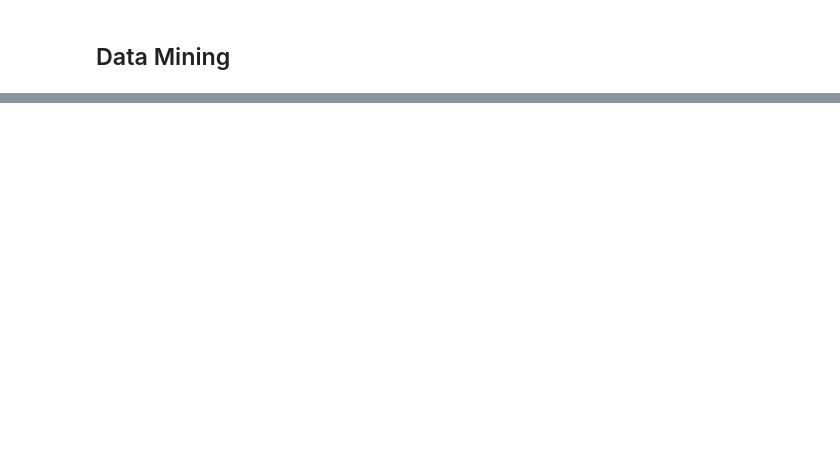
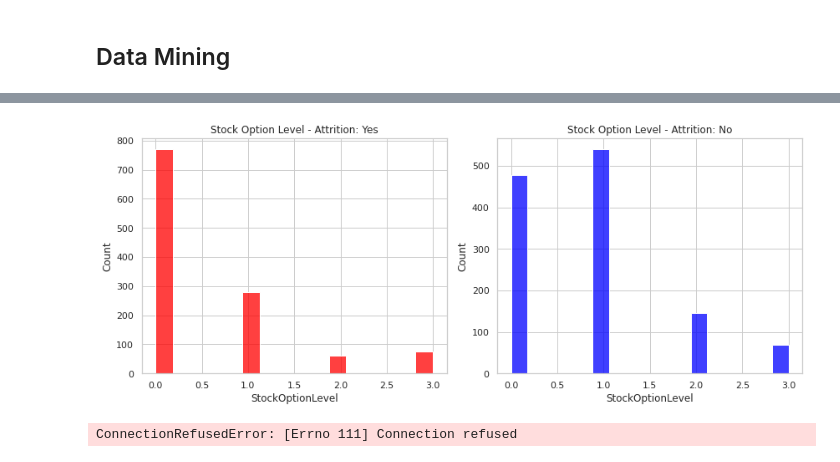
Before and after one commit to jhon232uoa/INFOSYS722-ITERATION-4, a Jupyter notebook: Employee_Attrition_Analysis.ipynb, the cells around one changed output, grey strips where cells are left out. Cells and saved outputs as stored; diff of their text form; code cells hidden in the pictures; blank space fills up the shorter version.

```diff
--- a/Employee_Attrition_Analysis.ipynb
+++ b/Employee_Attrition_Analysis.ipynb
@@ -1317,0 +1617,65 @@ plt.show()
+# %%
+# Histogram of Stock Option Level for Attrition
+attrition_yes_pandas = attrition_yes.select("StockOptionLevel").toPandas()
+attrition_no_pandas = attrition_no.select("StockOptionLevel").toPandas()
+
+# Create subplots
+fig, axes = plt.subplots(1, 2, figsize=(12, 5))
+
+# Plot histograms using Seaborn
+sns.histplot(attrition_yes_pandas, x="StockOptionLevel", ax=axes[0], color='red')
+axes[0].set_title('Stock Option Level - Attrition: Yes')
+
+sns.histplot(attrition_no_pandas, x="StockOptionLevel", ax=axes[1], color='blue')
+axes[1].set_title('Stock Option Level - Attrition: No')
+
+plt.tight_layout()
+plt.show()
+# %% [output]
+[figure, added]
+# %%
+# ROC Curve
+
+evaluator = BinaryClassificationEvaluator(rawPredictionCol="rawPrediction", labelCol="Attrition", metricName="areaUnderROC")
+
+train_roc_auc = evaluator.evaluate(model.transform(train_data))
+test_roc_auc = evaluator.evaluate(model.transform(test_data))
+
+train_preds = model.transform(train_data).select("Attrition", "rawPrediction")
+train_scores = train_preds.rdd.map(lambda row: (float(row["rawPrediction"][1]), float(row["Attrition"])))
+test_preds = model.transform(test_data).select("Attrition", "rawPrediction")
+test_scores = test_preds.rdd.map(lambda row: (float(row["rawPrediction"][1]), float(row["Attrition"])))
+
+train_curve = BinaryClassificationMetrics(train_scores).get_ROC_curve()
+test_curve = BinaryClassificationMetrics(test_scores).get_ROC_curve()
+
+train_fpr, train_tpr = zip(*train_curve)
+test_fpr, test_tpr = zip(*test_curve)
+
+# Create ROC curves plot
+plt.figure(figsize=(12, 6))
+
+plt.subplot(1, 2, 1)
+plt.plot(train_fpr, train_tpr, color='darkorange', lw=2, label='Train ROC curve (area = %0.2f)' % train_roc_auc)
+plt.plot([0, 1], [0, 1], color='navy', lw=2, linestyle='--')
+plt.xlim([0.0, 1.0])
+plt.ylim([0.0, 1.05])
+plt.xlabel('False Positive Rate')
+plt.ylabel('True Positive Rate')
+plt.title('ROC Curve for CART Model (Training Data)')
+plt.legend(loc='lower right')
+
+plt.subplot(1, 2, 2)
+plt.plot(test_fpr, test_tpr, color='darkorange', lw=2, label='Test ROC curve (area = %0.2f)' % test_roc_auc)
+plt.plot([0, 1], [0, 1], color='navy', lw=2, linestyle='--')
+plt.xlim([0.0, 1.0])
+plt.ylim([0.0, 1.05])
+plt.xlabel('False Positive Rate')
+plt.ylabel('True Positive Rate')
+plt.title('ROC Curve for CART Model (Testing Data)')
+plt.legend(loc='lower right')
+
+plt.tight_layout()
+plt.show()
+# %% [output]
+ConnectionRefusedError: [Errno 111] Connection refused
```
Also changed, not shown: parts of 27 cells of this notebook, 58 other files.
